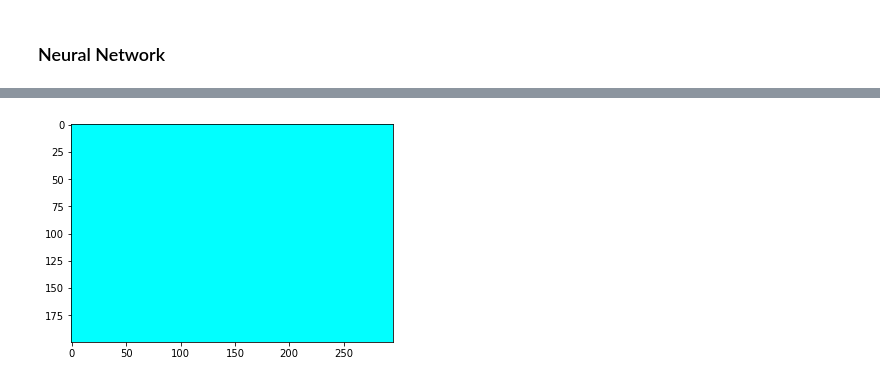
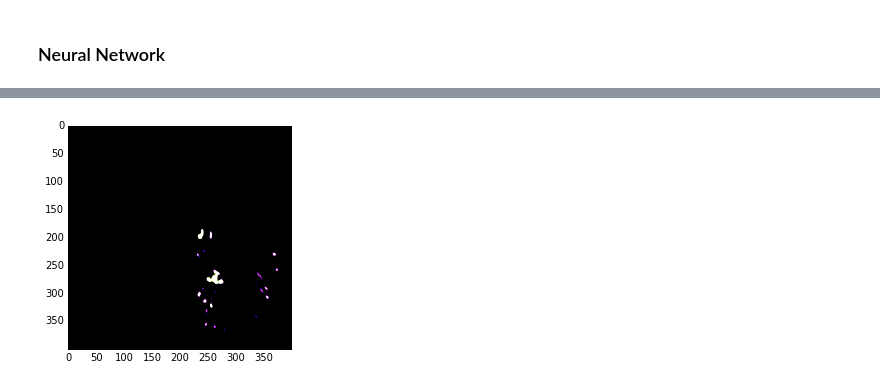
Before and after one commit to nandakishorkoka/noaa-sealions, a Jupyter notebook: noaa-sealions-2.ipynb, the cells around one changed output, grey strips where cells are left out. Drawn from its saved outputs; the diff is of its cells as text; code cells hidden in the pictures.

```diff
--- a/noaa-sealions-2.ipynb
+++ b/noaa-sealions-2.ipynb
@@ -205,0 +156,12 @@ Epoch 10/10
+# %%
+smooth = 1.
+
+def dice_coef(y_true, y_pred):
+    y_true_f = K.flatten(y_true)
+    y_pred_f = K.flatten(y_pred)
+    intersection = K.sum(y_true_f * y_pred_f)
+    return (2. * intersection + smooth) / (K.sum(y_true_f) + K.sum(y_pred_f) + smooth)
+
+
+def dice_coef_loss(y_true, y_pred):
+    return -dice_coef(y_true, y_pred)
@@ -205,0 +216,2 @@ Epoch 10/10
+# %%
+model.fit(train_x, train_y, batch_size=5, epochs=75)
@@ -205,0 +237,19 @@ Epoch 10/10
+# %%
+s = np.array(range(-200,205,5))
+for i in range(20):
+    shift_x = np.random.choice(s, size=1, replace=False)
+    shift_y = np.random.choice(s, size=1, replace=False)
+
+    M = np.float32([[1,0,shift_x],[0,1,shift_y]])
+    img_rows = 400
+    img_cols = 400
+    train_ax = []
+    train_ay = []
+
+    for _x, _y in zip(train_x, train_y):
+        train_ax.append(cv2.warpAffine(_x, M, (img_cols,img_rows)))
+        train_ay.append(cv2.warpAffine(_y, M, (img_cols,img_rows)))
+
+    train_ax = np.array(train_ax)
+    train_ay = np.array(train_ay)
+    model.fit(train_ax, train_ay, batch_size=5, epochs=5)
@@ -214,5 +289,5 @@ score
 # %%
-res = model.predict(train_x, batch_size=1)
+res = model.predict(train_x[0:5], batch_size=1)
 # %%
 len(res)
 # %% [output]
@@ -220,5 +295,5 @@ len(res)
 # %%
-plt.imshow(res[7])
+plt.imshow(res[1])
 plt.show()
 # %% [output]
-[figure, old version]
+[figure, new version]
```
Also changed, not shown: parts of 29 cells of this notebook, 3 other files.
